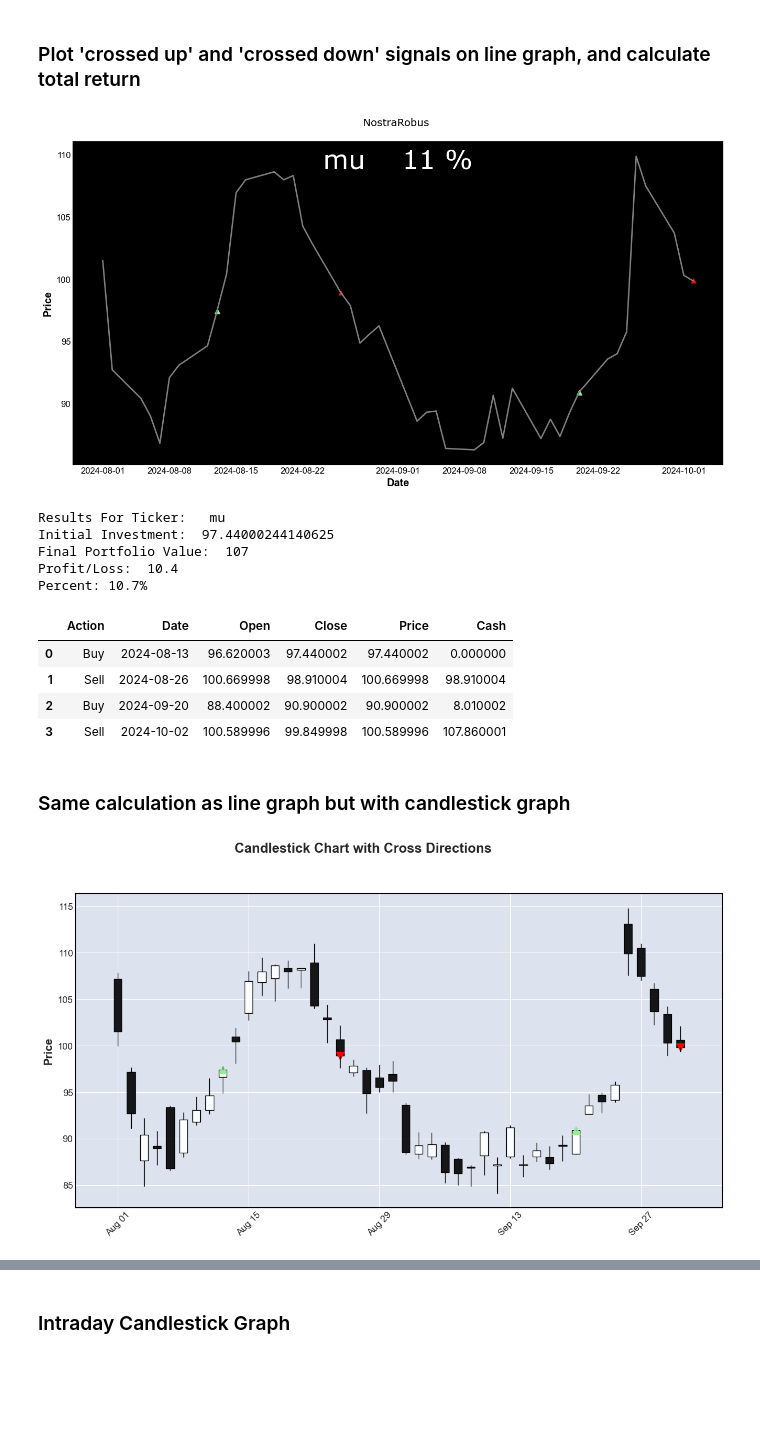
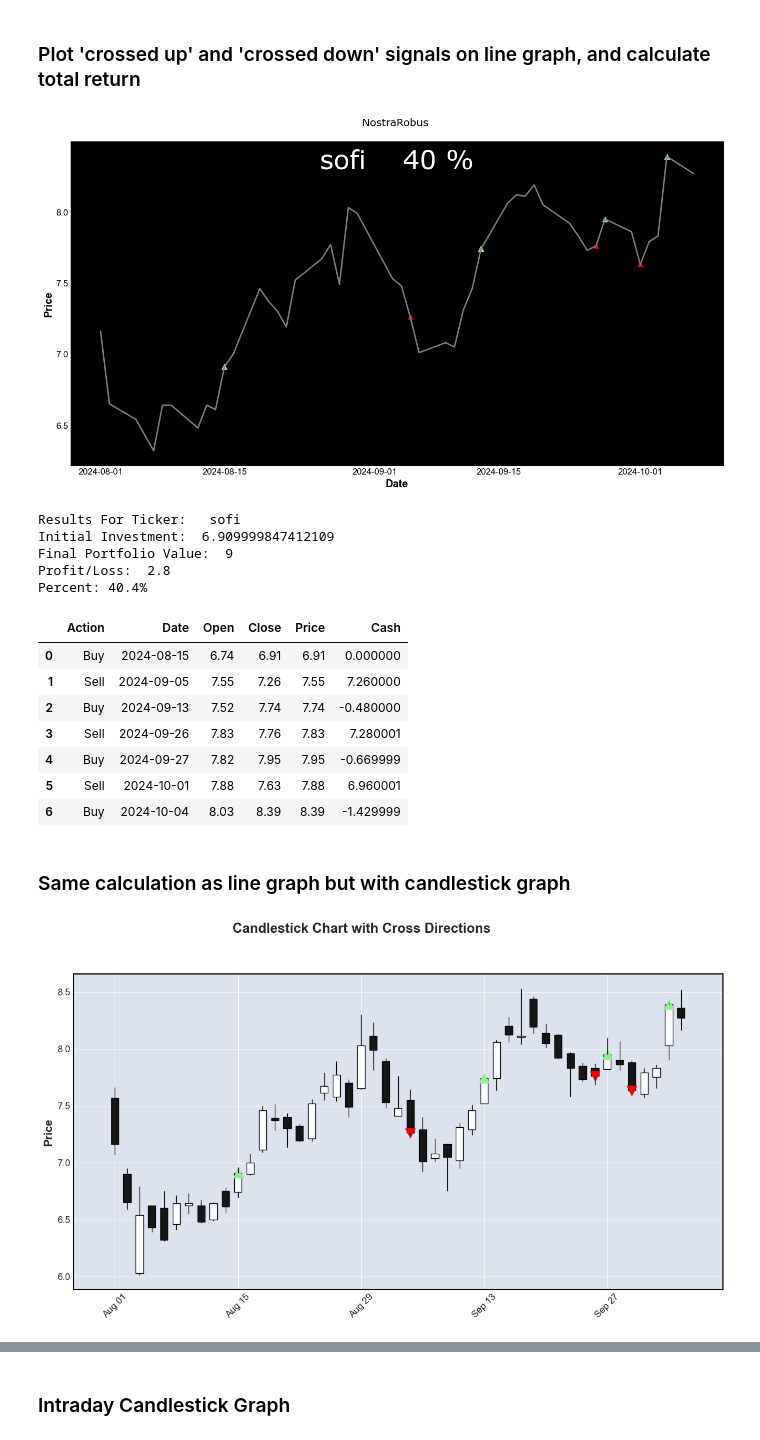
Before and after one commit to rindel/labs, a Jupyter notebook: ticker_technical_analysis.ipynb, the cells around one changed output, grey strips where cells are left out. Saved outputs shown, nothing was run; the diff lists cells and outputs as text; code cells hidden in the pictures; blank space fills up the shorter version.

```diff
--- a/ticker_technical_analysis.ipynb
+++ b/ticker_technical_analysis.ipynb
@@ -11,7 +11,7 @@ import mplfinance as mpf
 # %%
 # enter ticker symbol and date range to retrieve
 
-ticker = 'mu'
+ticker = 'sofi'
 start_date = '2024-08-01'
-end_date =  '2024-10-03'
+end_date =  '2024-10-08'
 # %%
@@ -40,7 +40,7 @@ def calculate_ema_intra(ifast_ema, islow_ema, df_intra):
 
 df_intra['iEMA_A'], df_intra['iEMA_B'] = calculate_ema_intra(5, 7, df_intra)
 # %%
-# RSI Calulate function
+# RSI - Calulates the RSI and adds median_rsi and RSI to respective dataframes
 
 def calculate_rsi(df, overbought_level, oversold_level):
     delta = df['Close'].diff(1)
@@ -60,7 +60,7 @@ def calculate_rsi(df, overbought_level, oversold_level):
 
     return rs, rsi, median_rsi
 
-rs, rsi, median_rsi = calculate_rsi(df, 90, 10)
+rs, rsi, median_rsi = calculate_rsi(df, 10, 10)
 
 # Add the Median_RSI column indicating whether RSI is above or below the median
 df['Median_RSI'] = np.where(rsi > median_rsi, 'above_median', 'below_median')
@@ -170,8 +174,8 @@ portfolio_value = cash
 prev_crossed_above = False
 rsi_above_median = False
 transactions = []
-last_trans = 'crossed down'
-df.iloc[-1, df.columns.get_loc('Cross_Direction')] = last_trans
+last_trans = '' # not being used
+df.iloc[-1, df.columns.get_loc('Cross_Direction')] = last_trans # not being used
 
 # Plot the line graph with arrows indicating the direction of crossover
 plt.figure(figsize=(16, 8))
@@ -205,13 +209,11 @@ for index, row in df.iterrows():
         pass
 
 # Calculate final portfolio value
-portfolio_value = cash
-
-# Evaluate performance
+last_close_price = df['Close'].iloc[-1] #get last close price in order to calc our return
+portfolio_value =  last_close_price - cash  #portfolio value is our initial purchase price minus last close price.
 initial_investment = init_cost # Initial cash investment
-profit_loss = portfolio_value - initial_investment
-
-percent = (profit_loss / initial_investment) * 100
+profit_loss = portfolio_value - initial_investment # net difference of our investment and final close price
+percent = (profit_loss / initial_investment) * 100 # profit_loss as percent of investment
 
 # Add the ticker symbol and other things as labels
 plt.text(0.5, 0.9, ticker + '    ' + str(round(percent)) + ' %', transform=plt.gca().transAxes, fontsize=36, verticalalignment='bottom', \
@@ -235,43 +237,46 @@ print('\n')
 transactions_df = pd.DataFrame(transactions, columns=['Action', 'Date', 'Open', 'Close', 'Price', 'Cash'])
 transactions_df
 # %% [output]
-[figure, old version]
+[figure, new version]
-Results For Ticker:   mu
-Initial Investment:  97.44000244140625
-Final Portfolio Value:  107
-Profit/Loss:  10.4
-Percent: 10.7%
+Results For Ticker:   sofi
+Initial Investment:  6.909999847412109
+Final Portfolio Value:  9
+Profit/Loss:  2.8
+Percent: 40.4%
 |  | Action | Date | Open | Close | Price | Cash |
-| 0 | Buy | 2024-08-13 | 96.620003 | 97.440002 | 97.440002 | 0.000000 |
-| 1 | Sell | 2024-08-26 | 100.669998 | 98.910004 | 100.669998 | 98.910004 |
-| 2 | Buy | 2024-09-20 | 88.400002 | 90.900002 | 90.900002 | 8.010002 |
-| 3 | Sell | 2024-10-02 | 100.589996 | 99.849998 | 100.589996 | 107.860001 |
+| 0 | Buy | 2024-08-15 | 6.74 | 6.91 | 6.91 | 0.000000 |
+| 1 | Sell | 2024-09-05 | 7.55 | 7.26 | 7.55 | 7.260000 |
+| 2 | Buy | 2024-09-13 | 7.52 | 7.74 | 7.74 | -0.480000 |
+| 3 | Sell | 2024-09-26 | 7.83 | 7.76 | 7.83 | 7.280001 |
+| 4 | Buy | 2024-09-27 | 7.82 | 7.95 | 7.95 | -0.669999 |
+| 5 | Sell | 2024-10-01 | 7.88 | 7.63 | 7.88 | 6.960001 |
+| 6 | Buy | 2024-10-04 | 8.03 | 8.39 | 8.39 | -1.429999 |
 # %% [markdown]
 ### Same calculation as line graph but with candlestick graph
 # %%
 # Plot the candlestick chart with the custom black background
 mpf.plot(
     df,
     type='candle',
     title='Candlestick Chart with Cross Directions',
     figsize=(16, 8),
     ylabel='Price',
     addplot=[
         mpf.make_addplot(
             np.where(df['Cross_Direction'] == 'crossed up', df['Close'], np.nan),
             type='scatter',
-            markersize=100,  # Marker size
+            markersize=150,  # Marker size
             marker='^',      # Upward triangle for 'crossed up'
             color='lightgreen'  # Color for 'crossed up'
         ),
         mpf.make_addplot(
             np.where(df['Cross_Direction'] == 'crossed down', df['Close'], np.nan),
             type='scatter',
-            markersize=100,  # Marker size
+            markersize=150,  # Marker size
             marker='v',      # Downward triangle for 'crossed down'
             color='red'      # Color for 'crossed down'
         )
     ]
 )
 # %% [output]
-[figure, old version]
+[figure, new version]
```
Also changed, not shown: parts of 6 cells of this notebook.
